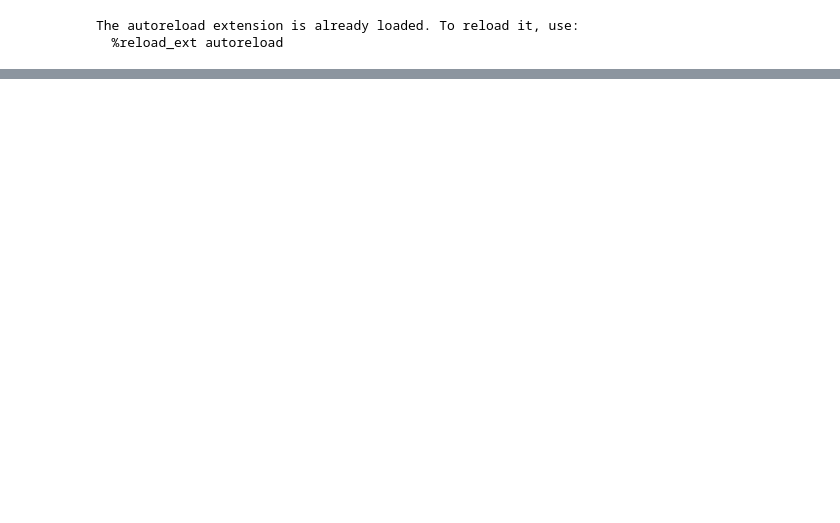
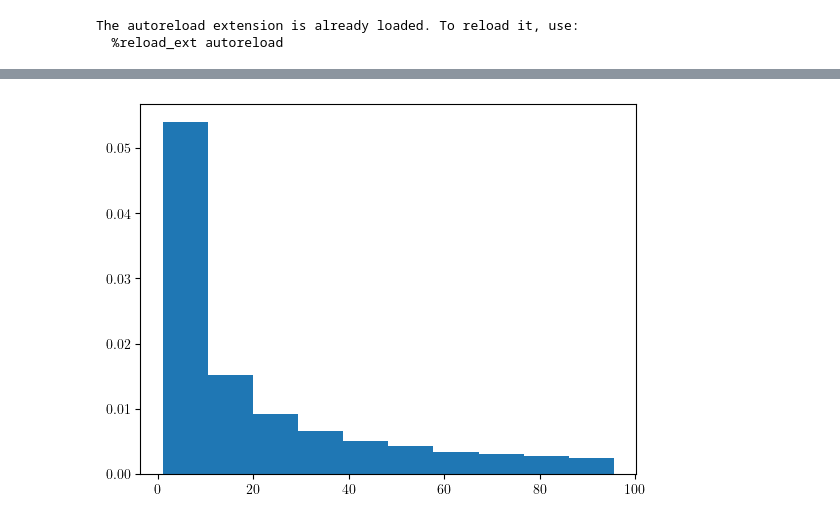
Before and after one commit to aaguayoo/binary-statistics, a Jupyter notebook: python/notebooks/distributions.ipynb, the cells around one changed output, grey strips where cells are left out. Saved outputs shown, nothing was run; the diff lists cells and outputs as text; code cells hidden in the pictures; blank space fills up the shorter version.

```diff
--- a/python/notebooks/distributions.ipynb
+++ b/python/notebooks/distributions.ipynb
@@ -41 +53,12 @@ class Uniform(BaseDistribution):
+# %%
+@dataclass
+class PowerLaw(BaseDistribution):
+
+    dist_parameters: dict = Field(default={})
+
+    def __post_init_post_parse__(self):
+        super().__init__(self.dist_parameters)
+
+    def distribution(self, x):
+        return 1/x
 # %%
@@ -69,0 +108,4 @@ array([0.  , 0.  , 0.  , 0.  , 0.  , 0.  , 0.  , 0.  , 0.  , 0.  , 0.  ,
+# %%
+_=plt.hist(power.random_sample(1,100,100000), density=True)
+# %% [output]
+[figure, added]
```
Also changed, not shown: parts of 12 cells of this notebook, 3 other files.
